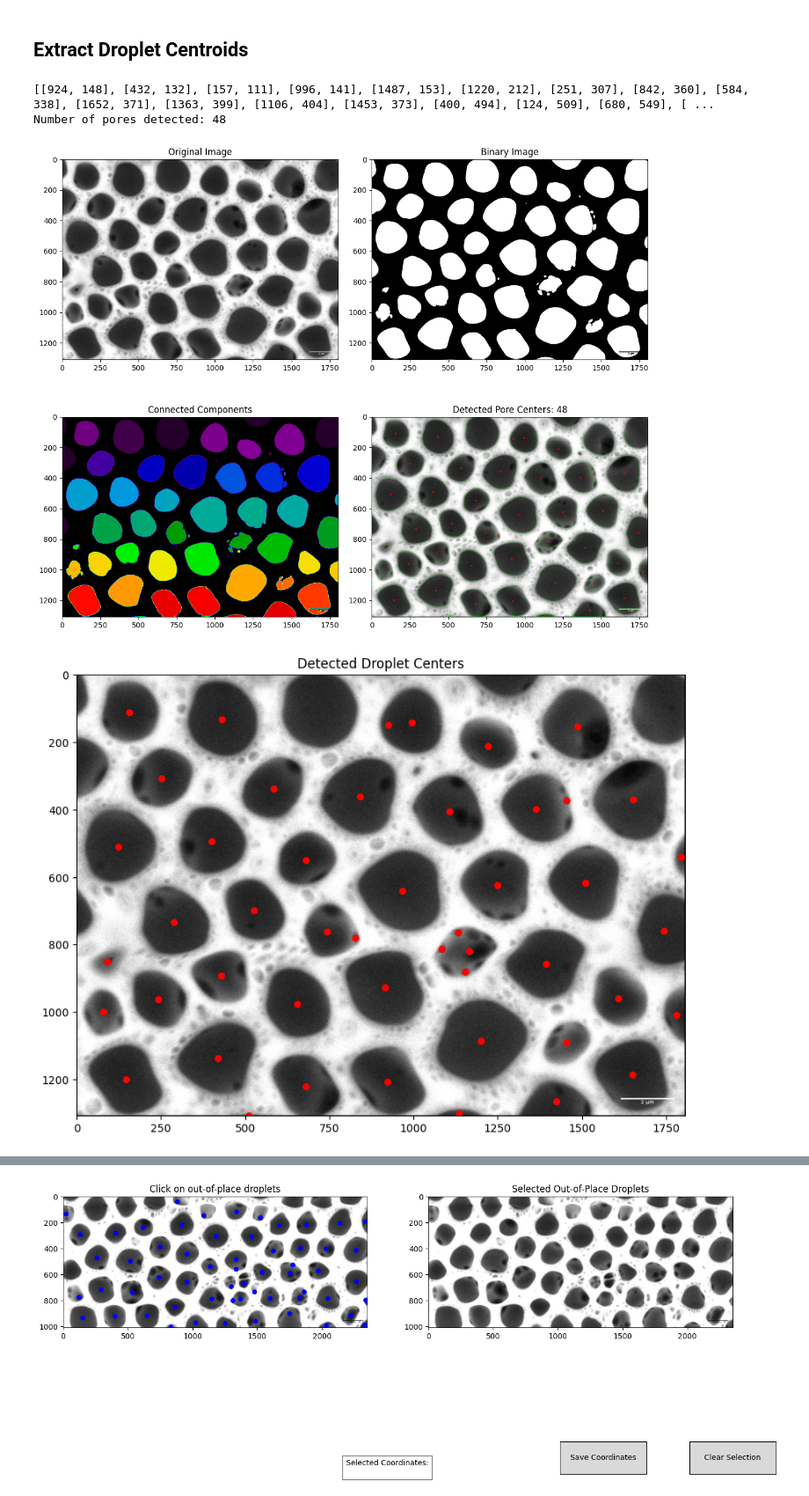
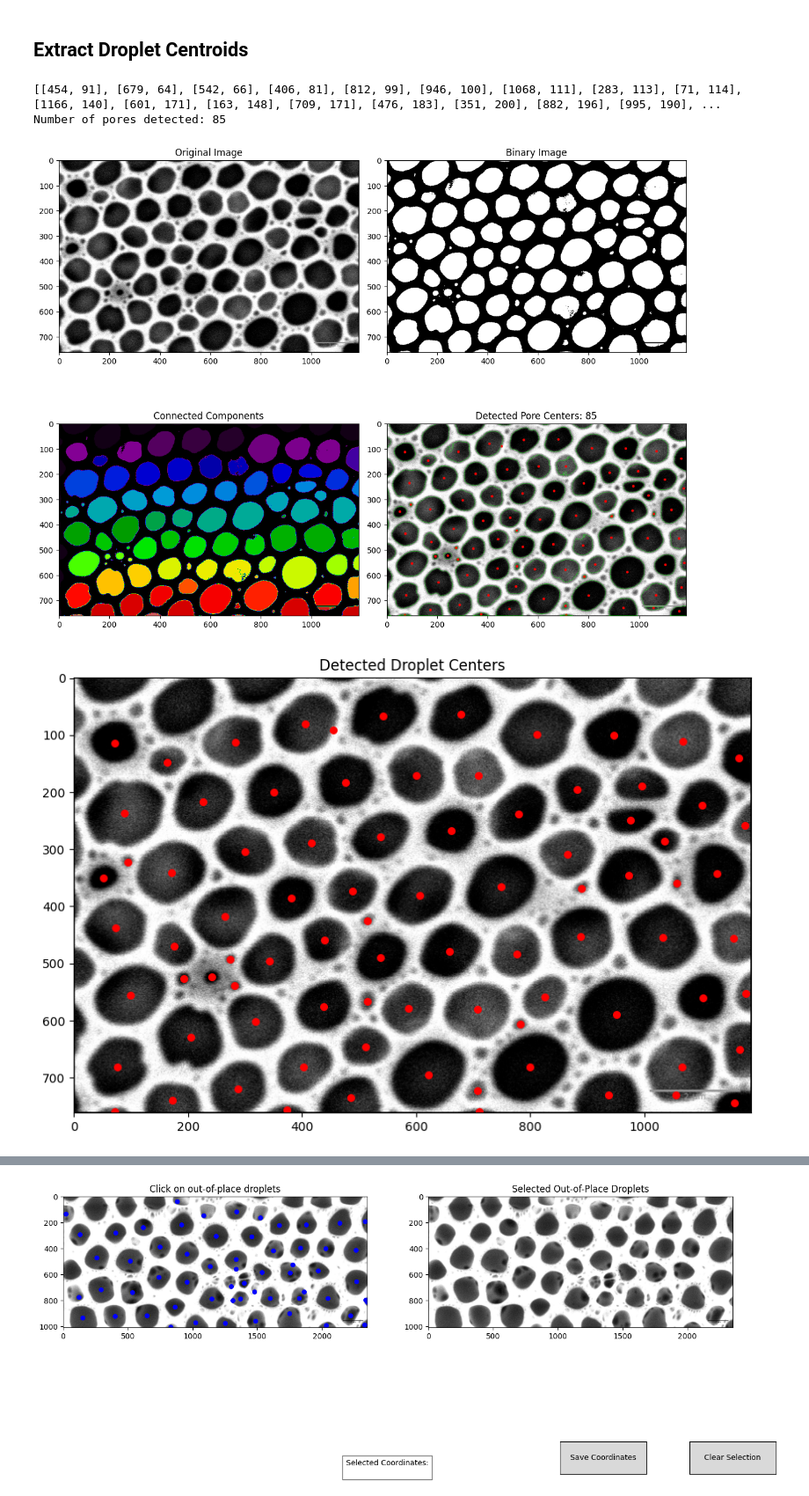
Before and after one commit to lemontang3/Python_Physics, a Jupyter notebook: Voronoi_Analysis.ipynb, the cells around one changed output, grey strips where cells are left out. Shown at 88% size. Drawn from its saved outputs; the diff is of its cells as text; code cells hidden in the pictures.

```diff
--- a/Voronoi_Analysis.ipynb
+++ b/Voronoi_Analysis.ipynb
@@ -44,7 +44,7 @@ import numpy as np
 import matplotlib.pyplot as plt
 
 # Load the image
-image_path = "sample10A.png"  # Update with your image path if needed
+image_path = "sample6B.png"  # Update with your image path if needed
 image = cv2.imread(image_path, cv2.IMREAD_GRAYSCALE)
 
 # Apply Gaussian blur to reduce noise
@@ -105,37 +105,37 @@ plt.title('Original Image')
 plt.subplot(2, 2, 2)
 plt.imshow(binary, cmap='gray')
 plt.title('Binary Image')
 
 # Labeled components (color-coded)
 plt.subplot(2, 2, 3)
 plt.imshow(labels, cmap='nipy_spectral')
 plt.title('Connected Components')
 
 # Final result with centers
 plt.subplot(2, 2, 4)
 plt.imshow(cv2.cvtColor(output_image, cv2.COLOR_BGR2RGB))
 plt.title(f'Detected Pore Centers: {len(filtered_centroids)}')
 
 plt.tight_layout()
 plt.savefig('improved_pore_detection.png', dpi=300)
 plt.show()
 
 # Save the results
 np.save('pore_centroids.npy', filtered_centroids)
 cv2.imwrite('pore_centers.png', output_image)
 
 # Also create a simple visualization showing just the original image with centers
 plt.figure(figsize=(10, 8))
 plt.imshow(image, cmap='gray')
 plt.scatter(filtered_centroids[:, 0], filtered_centroids[:, 1], c='red', s=30)
 plt.title('Detected Droplet Centers')
 plt.savefig('droplet_centers.png', dpi=300)
 plt.show()
 # %% [output]
-[[924, 148], [432, 132], [157, 111], [996, 141], [1487, 153], [1220, 212], [251, 307], [842, 360], [584, 338], [1652, 371], [1363, 399], [1106, 404], [1453, 373], [400, 494], [124, 509], [680, 549], [ ...
-Number of pores detected: 48
+[[454, 91], [679, 64], [542, 66], [406, 81], [812, 99], [946, 100], [1068, 111], [283, 113], [71, 114], [1166, 140], [601, 171], [163, 148], [709, 171], [476, 183], [351, 200], [882, 196], [995, 190], ...
+Number of pores detected: 85
-[figure, old version]
+[figure, new version]
-[figure, old version]
+[figure, new version]
 # %%
 import cv2
 import numpy as np
```
Also changed, not shown: parts of 4 cells of this notebook, 4 other files.
